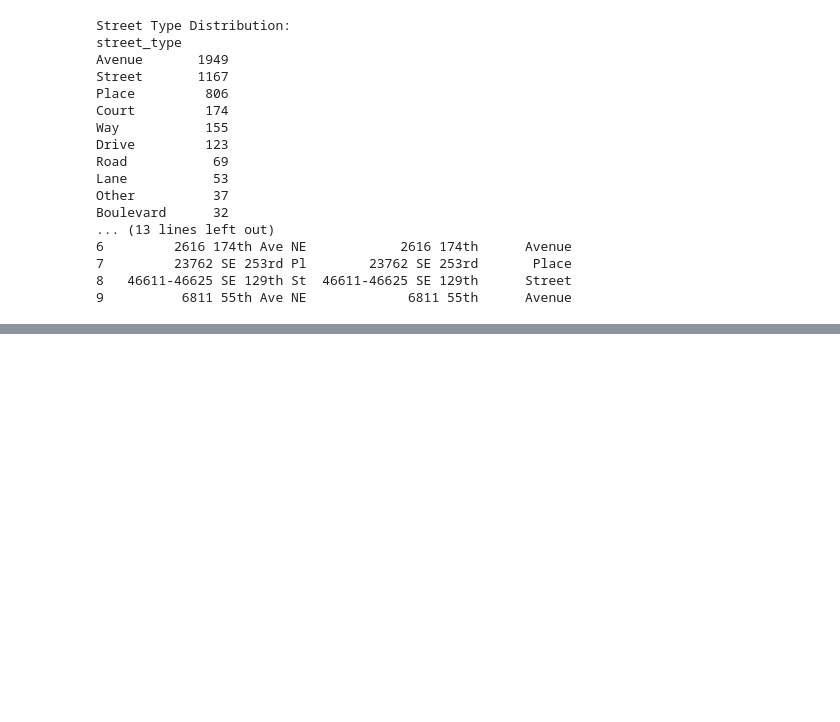
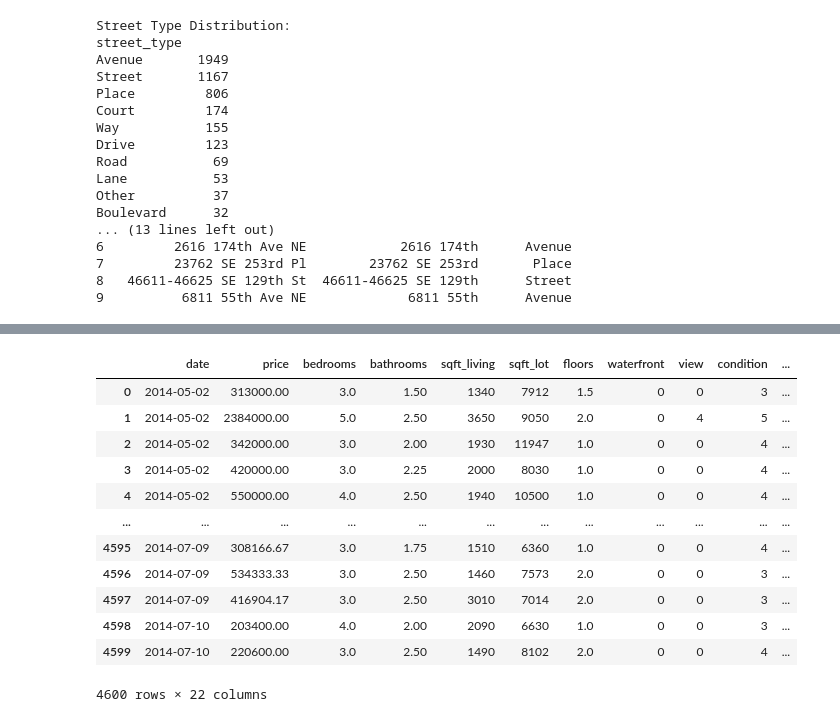
Before and after one commit to mortonki/House-prices, a Jupyter notebook: housing_eda.ipynb, the cells around one changed output, grey strips where cells are left out. Drawn from its saved outputs; the diff is of its cells as text; code cells hidden in the pictures; blank space fills up the shorter version.

```diff
--- a/housing_eda.ipynb
+++ b/housing_eda.ipynb
@@ -161,0 +194,22 @@ IndexError: Inconsistent shape between the condition and the input (got (14, 1)
+# %%
+# Extracting the weekday from the 'date' column
+df['weekday'] = df['date'].dt.weekday
+# %%
+# Extracting the number of days since the first date in the dataset
+df['days_since_first'] = (df['date'] - df['date'].min()).dt.days
+# %%
+df
+# %% [output]
+|  | date | price | bedrooms | bathrooms | sqft_living | sqft_lot | floors | waterfront | view | condition | ... |
+| 0 | 2014-05-02 | 313000.00 | 3.0 | 1.50 | 1340 | 7912 | 1.5 | 0 | 0 | 3 | ... |
+| 1 | 2014-05-02 | 2384000.00 | 5.0 | 2.50 | 3650 | 9050 | 2.0 | 0 | 4 | 5 | ... |
+| 2 | 2014-05-02 | 342000.00 | 3.0 | 2.00 | 1930 | 11947 | 1.0 | 0 | 0 | 4 | ... |
+| 3 | 2014-05-02 | 420000.00 | 3.0 | 2.25 | 2000 | 8030 | 1.0 | 0 | 0 | 4 | ... |
+| 4 | 2014-05-02 | 550000.00 | 4.0 | 2.50 | 1940 | 10500 | 1.0 | 0 | 0 | 4 | ... |
+| ... | ... | ... | ... | ... | ... | ... | ... | ... | ... | ... | ... |
+| 4595 | 2014-07-09 | 308166.67 | 3.0 | 1.75 | 1510 | 6360 | 1.0 | 0 | 0 | 4 | ... |
+| 4596 | 2014-07-09 | 534333.33 | 3.0 | 2.50 | 1460 | 7573 | 2.0 | 0 | 0 | 3 | ... |
+| 4597 | 2014-07-09 | 416904.17 | 3.0 | 2.50 | 3010 | 7014 | 2.0 | 0 | 0 | 3 | ... |
+| 4598 | 2014-07-10 | 203400.00 | 4.0 | 2.00 | 2090 | 6630 | 1.0 | 0 | 0 | 3 | ... |
+| 4599 | 2014-07-10 | 220600.00 | 3.0 | 2.50 | 1490 | 8102 | 2.0 | 0 | 0 | 4 | ... |
+4600 rows × 22 columns
```
Also changed, not shown: parts of 5 cells of this notebook.
